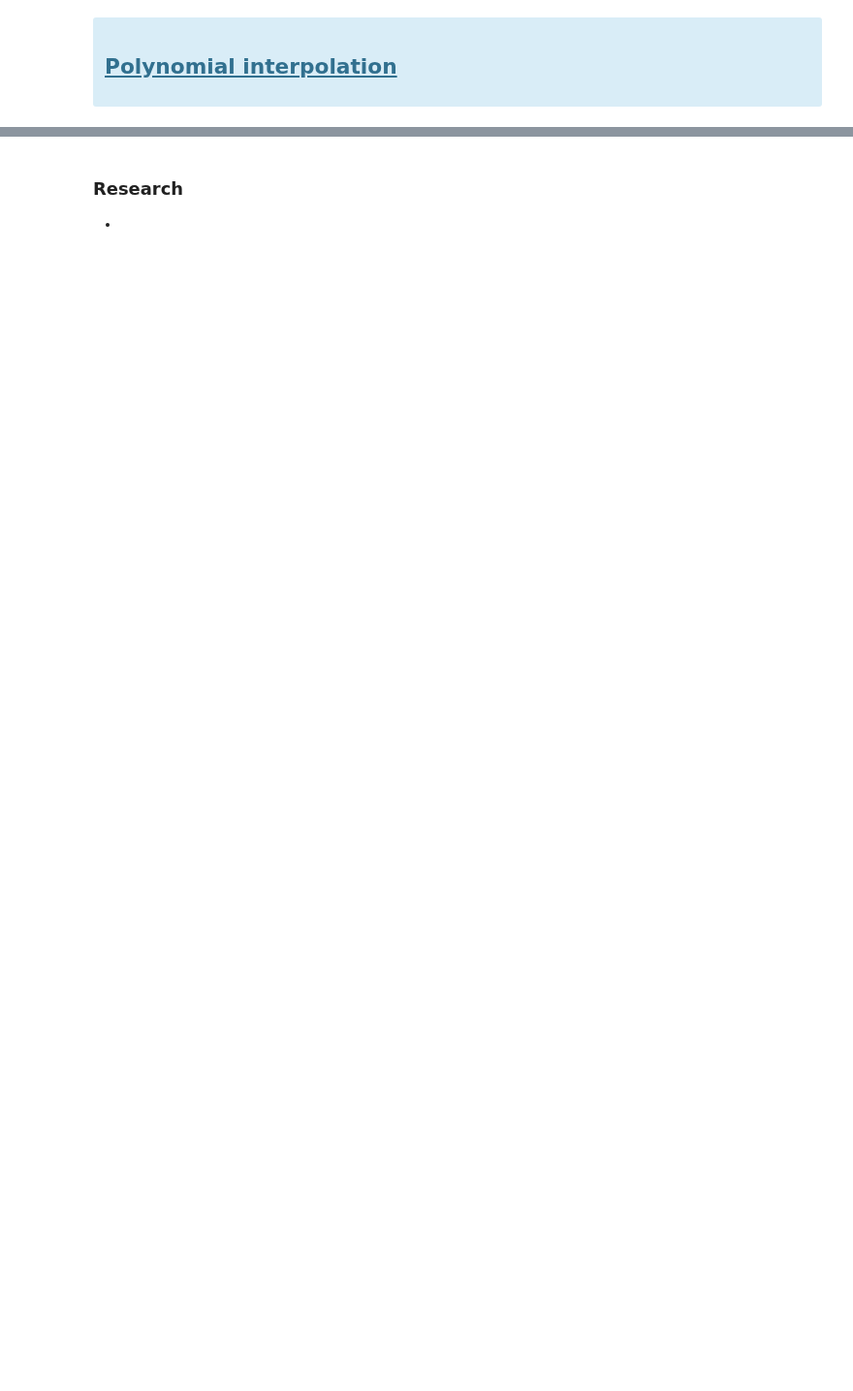
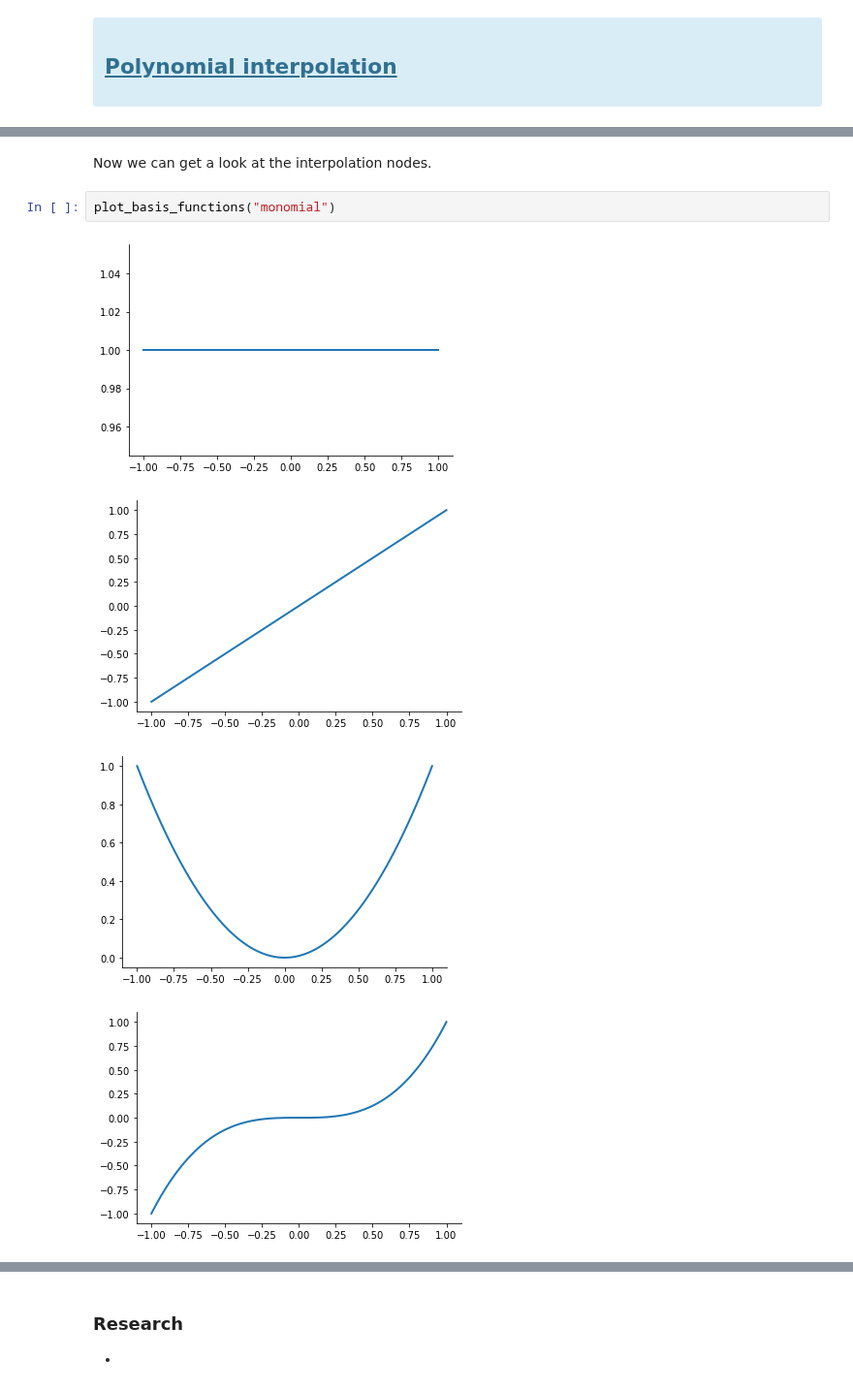
Before and after one commit to OpenSourceEconomics/ose-course-scientific-computing, a Jupyter notebook: lectures/approximation/notebook.ipynb, the cells around one changed output, grey strips where cells are left out. Shown at 97% size. Cells and saved outputs as stored; diff of their text form; blank space fills up the shorter version.

```diff
--- a/lectures/approximation/notebook.ipynb
+++ b/lectures/approximation/notebook.ipynb
@@ -94,0 +86,9 @@ ax.legend()
+# %% [markdown]
+Now we can get a look at the interpolation nodes.
+# %%
+plot_basis_functions("monomial")
+# %% [output]
+[figure, added]
+[figure, added]
+[figure, added]
+[figure, added]
```
Also changed, not shown: parts of 32 cells of this notebook, 6 other files.
